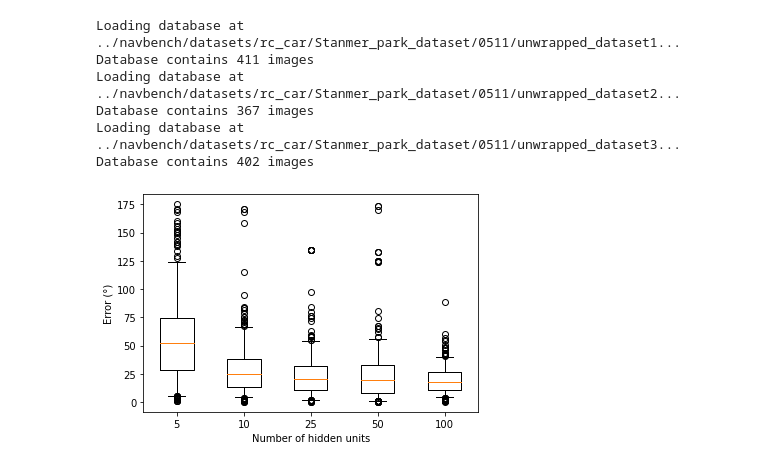
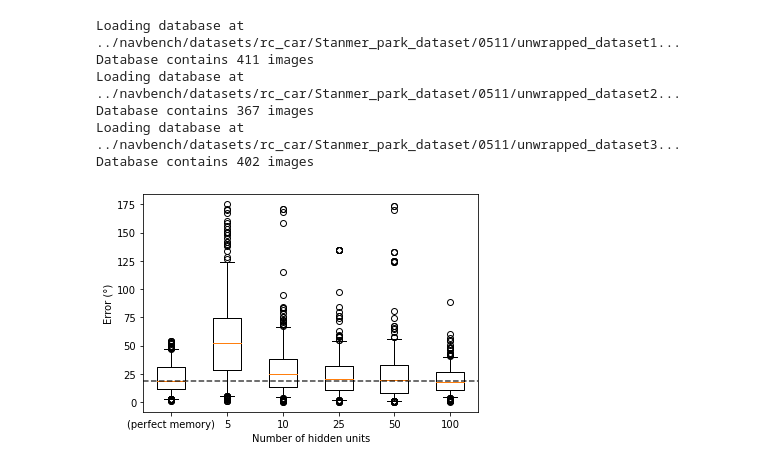
Before and after one commit to BrainsOnBoard/applied_intelligence2021_analysis, a Jupyter notebook: benchmark_infomax_multi.ipynb, the cells around one changed output. Drawn from its saved outputs; the diff is of its cells as text; code cells hidden in the pictures.

Commit message:
Add PM to infomax boxplot

```diff
--- a/benchmark_infomax_multi.ipynb
+++ b/benchmark_infomax_multi.ipynb
@@ -25,87 +1,87 @@ plt.plot(data['num_hiddens'], comp_time, 'rx');
 # %%
+import sys
+
+NAVBENCH_PATH = '../navbench'
+sys.path.append(NAVBENCH_PATH)
+
+import json
+import os
+import matplotlib.pyplot as plt
 import navbench as nb
 import numpy as np
 
-# _, ax = plt.subplots()
+def read_json(filepath):
+    file = open(filepath, "r")
+    data = json.load(file)["data"]
+    file.close()
+    return data
+
+data = read_json('benchmark_infomax_multi.json')
 
 DB_ROOT = os.path.join(NAVBENCH_PATH, "datasets/rc_car/Stanmer_park_dataset")
 
-x_train = []
-y_train = []
-heads_train = []
-for dbname in data['experiments'][0]['training']['routes']:
-    db = nb.Database(os.path.join(DB_ROOT, dbname))
-    offset = db.calculate_heading_offset(0.25)
+def get_training_data(routes):
+    x_train = []
+    y_train = []
+    heads_train = []
+    for dbname in routes:
+        db = nb.Database(os.path.join(DB_ROOT, dbname))
+        offset = db.calculate_heading_offset(0.25)
 
-    # step = 20
-    # heads = np.deg2rad(db.heading[::step]) + offset
-    # u = np.sin(heads)
-    # v = np.cos(heads)
-    # ax.quiver(db.x[::step], db.y[::step], u, v, color='blue')
+        for x in db.x:
+            x_train.append(x)
+        for y in db.y:
+            y_train.append(y)
 
-    for x in db.x:
-        x_train.append(x)
-    for y in db.y:
-        y_train.append(y)
+        cur_heads = np.deg2rad(db.heading) + offset
+        for head in cur_heads:
+            heads_train.append(head)
 
-    cur_heads = np.deg2rad(db.heading) + offset
-    for head in cur_heads:
-        heads_train.append(head)
-x_train = np.array(x_train)
-y_train = np.array(y_train)
-heads_train = np.array(heads_train)
+    return np.array(x_train), np.array(y_train), np.array(heads_train)
+
+x_train, y_train, heads_train = get_training_data(data['experiments'][0]['training']['routes'])
 
 db_test = nb.Database(os.path.join(DB_ROOT, data['experiments'][0]['testing']['routes'][0]))
-offset = db.calculate_heading_offset(0.25)
+offset = db_test.calculate_heading_offset(0.25)
 
-errors = np.empty((len(db_test), len(data['experiments'])))
-for expt_idx, expt in enumerate(data['experiments']):
+def get_test_data(db_test, x_train, y_train, heads_train, expt, offset):
     heads = offset + np.deg2rad(expt['testing']['headings_deg'])
+    errors = []
     for entry, (x, y, head) in enumerate(zip(db_test.x, db_test.y, heads)):
         distances = np.abs(np.hypot(x - x_train, y - y_train))
         best_match = np.argmin(distances)
 
         error = np.rad2deg(head - heads_train[best_match])
         while error > 180:
             error -= 360
         while error <= -180:
             error += 360
         error = np.abs(error)
-        # print("%3i %5f %5f %5f" % (best_match, head, heads_train[best_match], error))
-        errors[entry, expt_idx] = error
-    # print(np.rad2deg(errors))
-    # plt.plot(errors)
+        errors.append(error)
 
-    # step = 20
-    # heads = np.deg2rad(heads[::step]) + offset
-    # u = np.sin(heads)
-    # v = np.cos(heads)
-    # ax.quiver(db_test.x[::step], db_test.y[::step], u, v, color='red')
-    # break
+    return errors
+
+
+errors = np.empty((len(db_test), 1 + len(data['experiments'])))
+data_pm = read_json('benchmark_pm.json')
+errors[:, 0] = get_test_data(db_test, x_train, y_train, heads_train, data_pm['experiments'][0], offset)
+for expt_idx, expt in enumerate(data['experiments']):
+    errors[:, 1+expt_idx] = get_test_data(db_test, x_train, y_train, heads_train, expt, offset)
 
 fig, ax = plt.subplots()
 ax.boxplot(errors, whis=(5, 95))
-ax.set_xticklabels(data['num_hiddens'])
+med = np.median(errors[:, 0])
+ax.hlines(med, *ax.get_xlim(), 'k', '--', alpha=0.75, zorder=100)
+ax.set_xticklabels(['(perfect memory)', *data['num_hiddens']])
 ax.set_xlabel('Number of hidden units')
-ax.set_ylabel('Error (°)');
+ax.set_ylabel('Error (°)')
 
-# # for i in range(5):
-# #     print(np.median(errors[:,i]))
-# print(errors)
-
-# # _, ax2 = plt.subplots()
-# # p95 = []
-# # for i in range(5):
-# #     p95.append(np.percentile(errors[:,i], 75))
-# # print(p95)
-# # ax2.plot(p95)
-
-fig.savefig('figures/num_hidden_boxplot.pdf', bbox_inches='tight')
+fig.savefig('figures/num_hidden_boxplot.svg', bbox_inches='tight');
 # %% [output]
 Loading database at ../navbench/datasets/rc_car/Stanmer_park_dataset/0511/unwrapped_dataset1...
 Database contains 411 images
 Loading database at ../navbench/datasets/rc_car/Stanmer_park_dataset/0511/unwrapped_dataset2...
 Database contains 367 images
 Loading database at ../navbench/datasets/rc_car/Stanmer_park_dataset/0511/unwrapped_dataset3...
 Database contains 402 images
-[figure, old version]
+[figure, new version]
```
Also changed, not shown: parts of 1 cell of this notebook, 3 other files.
